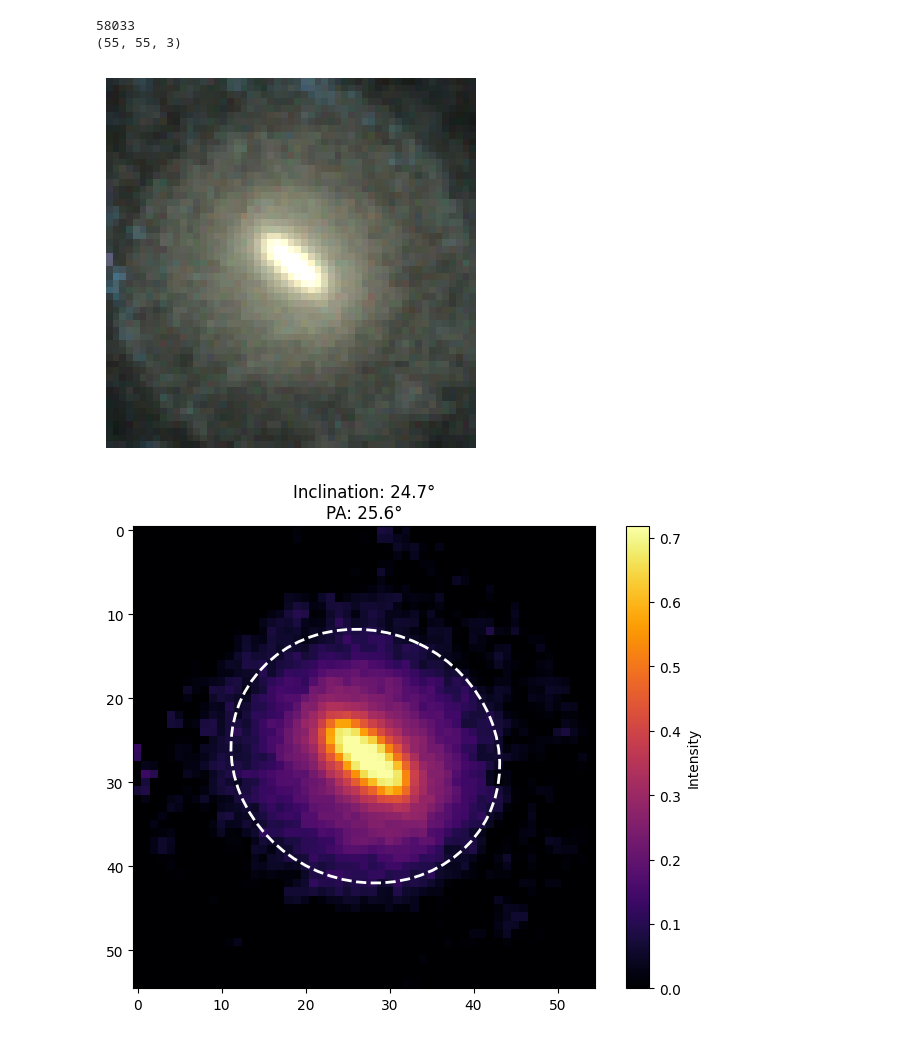
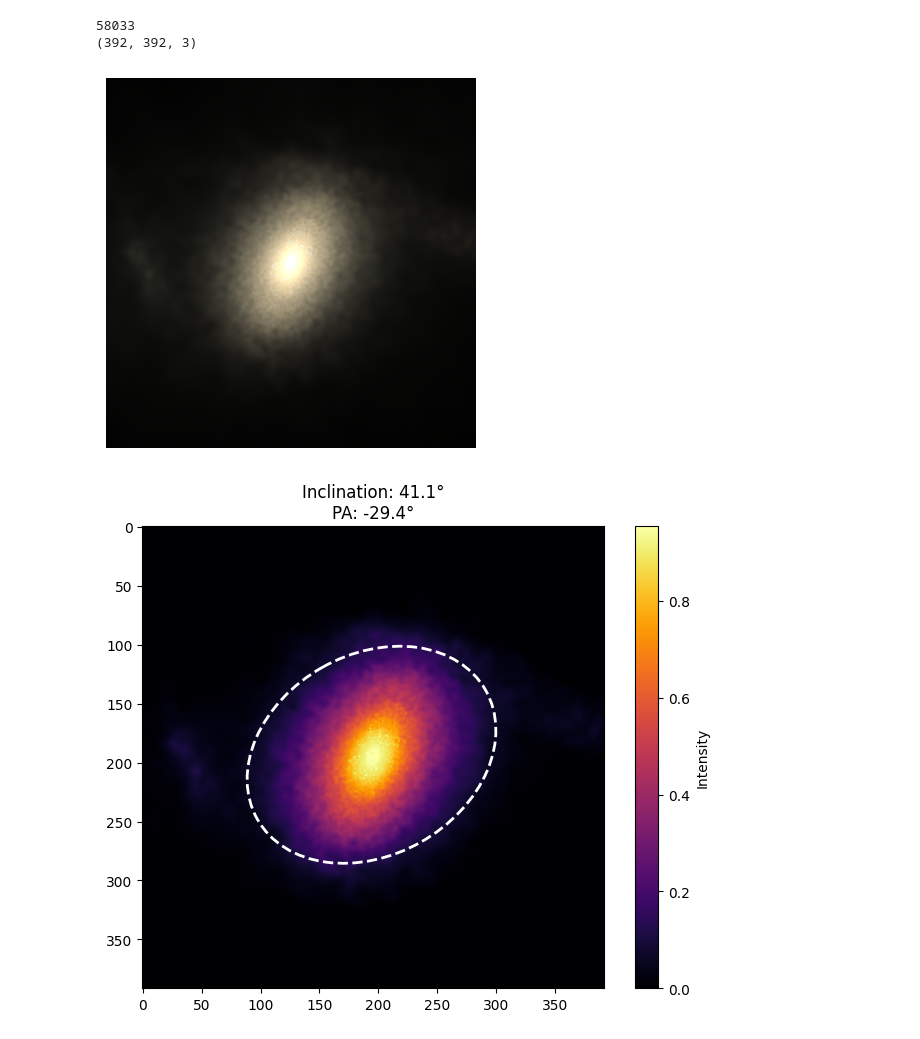
Before and after one commit to BerndDoser/PEST, a Jupyter notebook: devel/illustris_skirt.ipynb, the cells around one changed output. Cells and saved outputs as stored; diff of their text form; code cells hidden in the pictures.

Commit message:
show image #1: Ellipse is not well defined

```diff
--- a/devel/illustris_skirt.ipynb
+++ b/devel/illustris_skirt.ipynb
@@ -1,31 +1,31 @@
 # %%
 import pest
 import matplotlib.pyplot as plt
 
 plt.rcParams["text.usetex"] = False
 
 ds = pest.FitsDataset("/urz/gpuscratch/its/doserbd/data/SKIRT_synthetic_images/fits")
 print(len(ds))
 
 # Problematic cases:
 # 1: Ellipse is not well defined
 # 55555: Rotational edge is visible
 
-image = ds[55555].transpose(1, 2, 0)
+image = ds[1].transpose(1, 2, 0)
 print(image.shape)
 
 plt.imshow(image)
 plt.axis("off")
 plt.show()
 # %% [output]
 58033
-(55, 55, 3)
+(392, 392, 3)
-[figure, old version]
+[figure, new version]
 # %%
 stats = pest.estimate_geometry_weighted(image)
 pest.visualize_results(stats)
 # %% [output]
-[figure, old version]
+[figure, new version]
 # %%
 rotated_image = pest.align_image_horizontally(image, stats["pa_rad"])
 plt.imshow(rotated_image)
```
Also changed, not shown: parts of 5 cells of this notebook.
